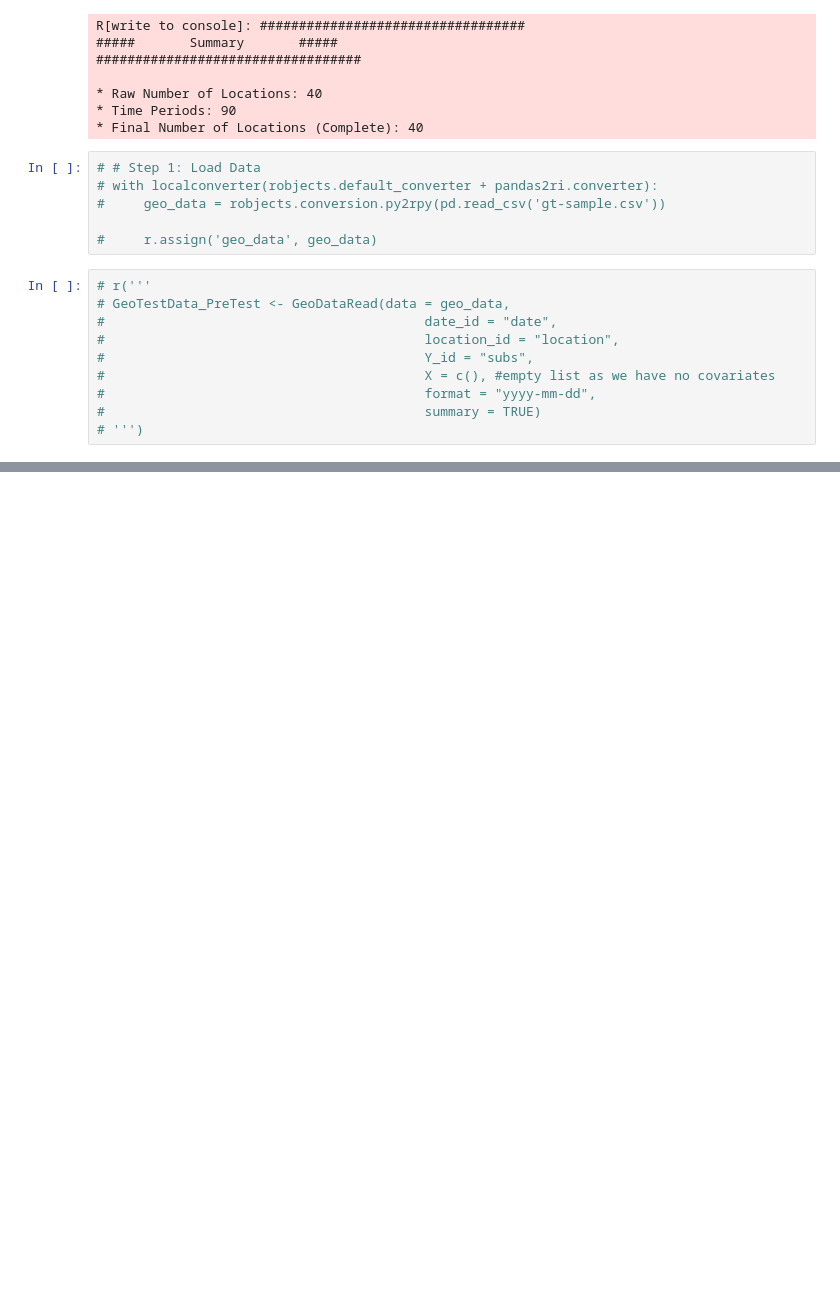
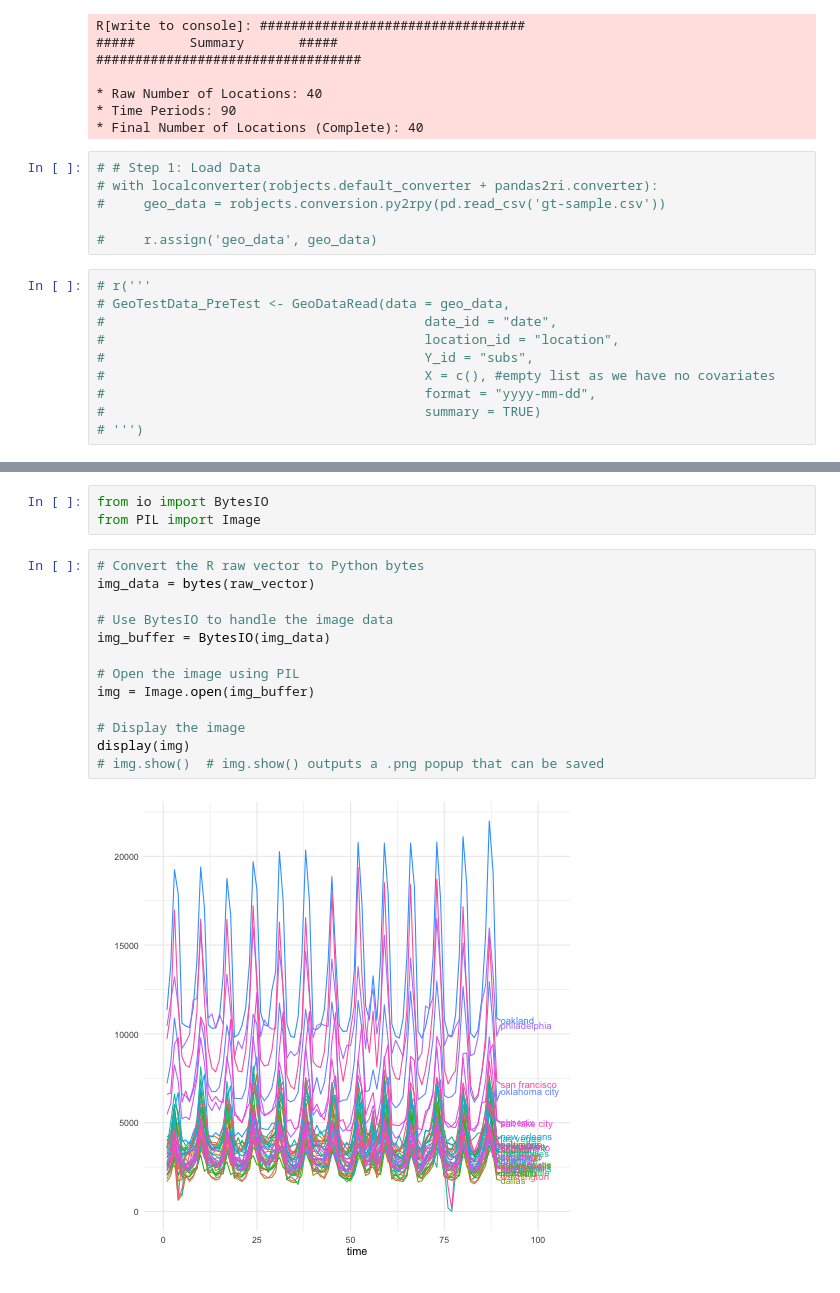
Before and after one commit to ryanlrappa/geo-testing, a Jupyter notebook: rr-0.0-geo-testing-dev.ipynb, the cells around one changed output, grey strips where cells are left out. Drawn from its saved outputs; the diff is of its cells as text; blank space fills up the shorter version.

```diff
--- a/rr-0.0-geo-testing-dev.ipynb
+++ b/rr-0.0-geo-testing-dev.ipynb
@@ -86,0 +190,18 @@ r('''
+# %%
+from io import BytesIO
+from PIL import Image
+# %%
+# Convert the R raw vector to Python bytes
+img_data = bytes(raw_vector)
+
+# Use BytesIO to handle the image data
+img_buffer = BytesIO(img_data)
+
+# Open the image using PIL
+img = Image.open(img_buffer)
+
+# Display the image
+display(img)
+# img.show()  # img.show() outputs a .png popup that can be saved
+# %% [output]
+[figure, added]
```
Also changed, not shown: parts of 8 cells of this notebook, 1 other file.
